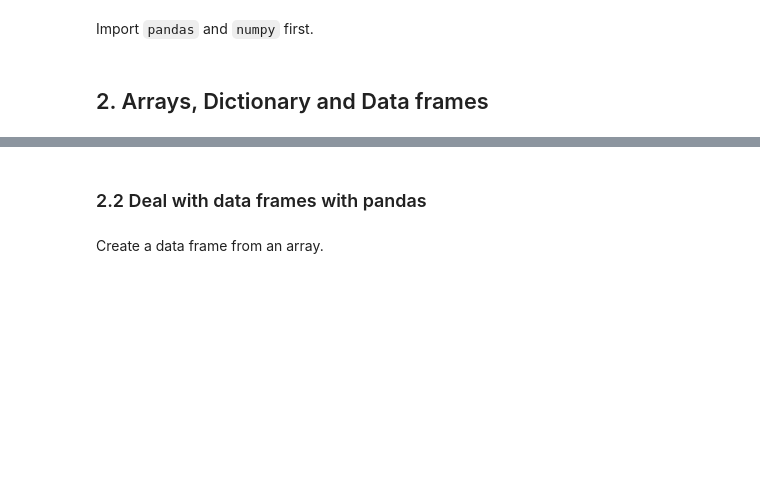
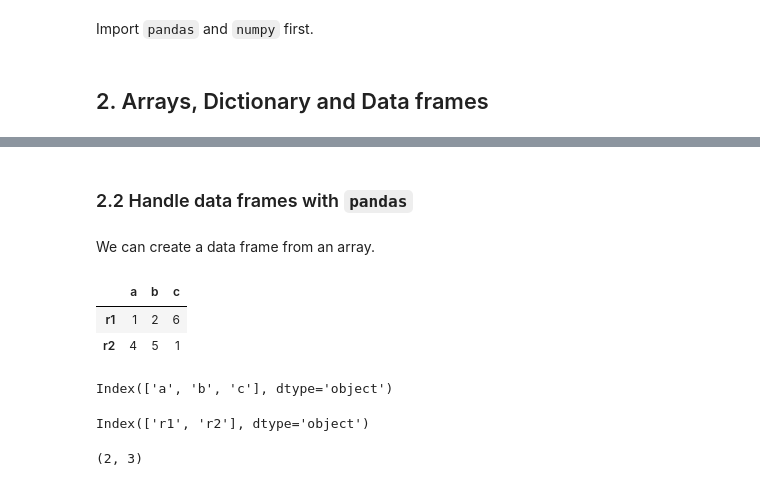
Before and after one commit to jingliu2022/Briding_python, a Jupyter notebook: exercise5.ipynb, the cells around one changed output, grey strips where cells are left out. Drawn from its saved outputs; the diff is of its cells as text; code cells hidden in the pictures; blank space fills up the shorter version.

```diff
--- a/exercise5.ipynb
+++ b/exercise5.ipynb
@@ -67,13 +85,25 @@ arr**2
 # %% [markdown]
-### 2.2 Deal with data frames with pandas
+### 2.2 Handle data frames with `pandas`
 # %% [markdown]
-Create a data frame from an array.
+We can create a data frame from an array.
 # %%
-df = pd.DataFrame(arr, columns=['a', 'b', 'c'], index = ['r1','r2'])
+df = pd.DataFrame(data = arr,
+                  columns=['a', 'b', 'c'],
+                  index = ['r1','r2'])
 df
+# %% [output]
+|  | a | b | c |
+| r1 | 1 | 2 | 6 |
+| r2 | 4 | 5 | 1 |
 # %%
 df.columns
+# %% [output]
+Index(['a', 'b', 'c'], dtype='object')
 # %%
 df.index
+# %% [output]
+Index(['r1', 'r2'], dtype='object')
 # %%
-df.shape # check data structure
+df.shape      # check data shape
+# %% [output]
+(2, 3)
```
Also changed, not shown: parts of 45 cells of this notebook.
